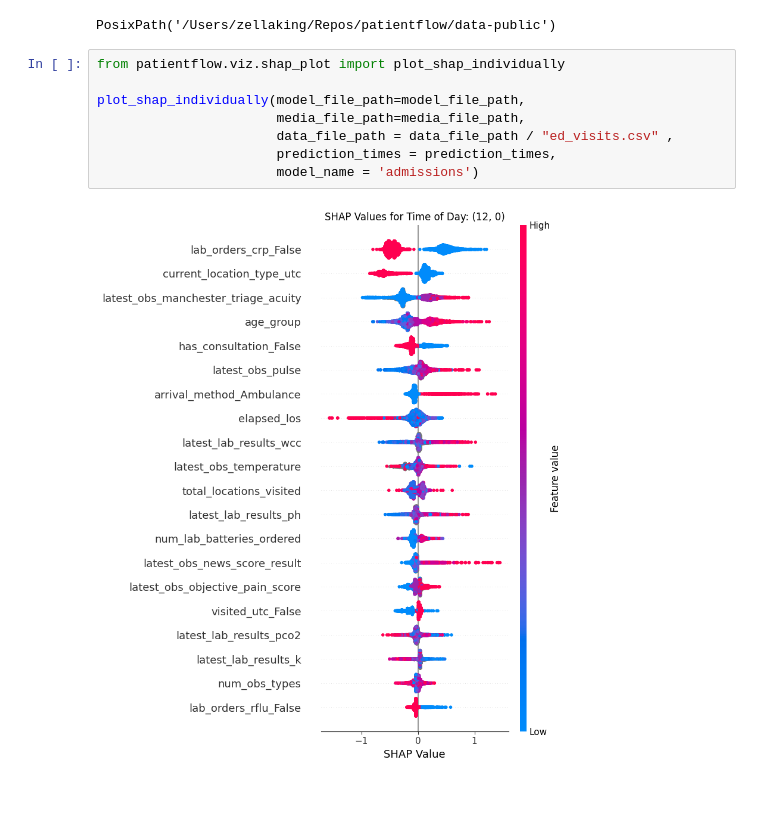
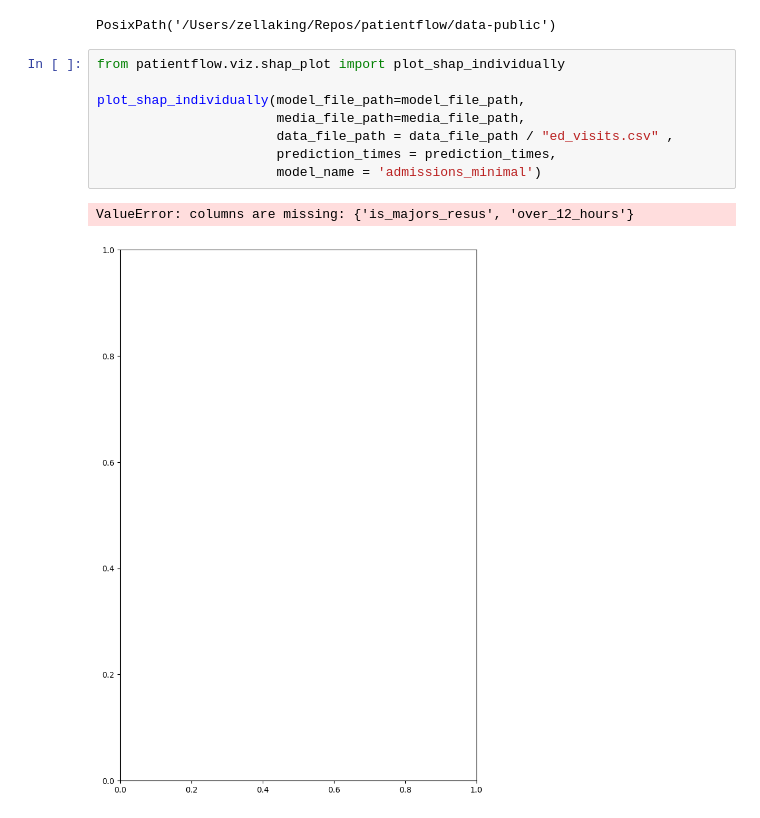
Before and after one commit to zmek/patientflow, a Jupyter notebook: notebooks/4a_Predict_probability_of_admission_from_ED.ipynb, the cells around one changed output. Drawn from its saved outputs; the diff is of its cells as text.

```diff
--- a/notebooks/4a_Predict_probability_of_admission_from_ED.ipynb
+++ b/notebooks/4a_Predict_probability_of_admission_from_ED.ipynb
@@ -502,10 +496,11 @@ PosixPath('/Users/zellaking/Repos/patientflow/data-public')
 # %%
 from patientflow.viz.shap_plot import plot_shap_individually
 
 plot_shap_individually(model_file_path=model_file_path,
                        media_file_path=media_file_path,
                        data_file_path = data_file_path / "ed_visits.csv" ,
                        prediction_times = prediction_times,
-                       model_name = 'admissions')
+                       model_name = 'admissions_minimal')
 # %% [output]
+ValueError: columns are missing: {'is_majors_resus', 'over_12_hours'}
-[figure, old version]
+[figure, new version]
```
Also changed, not shown: parts of 5 cells of this notebook, 6 other files.
